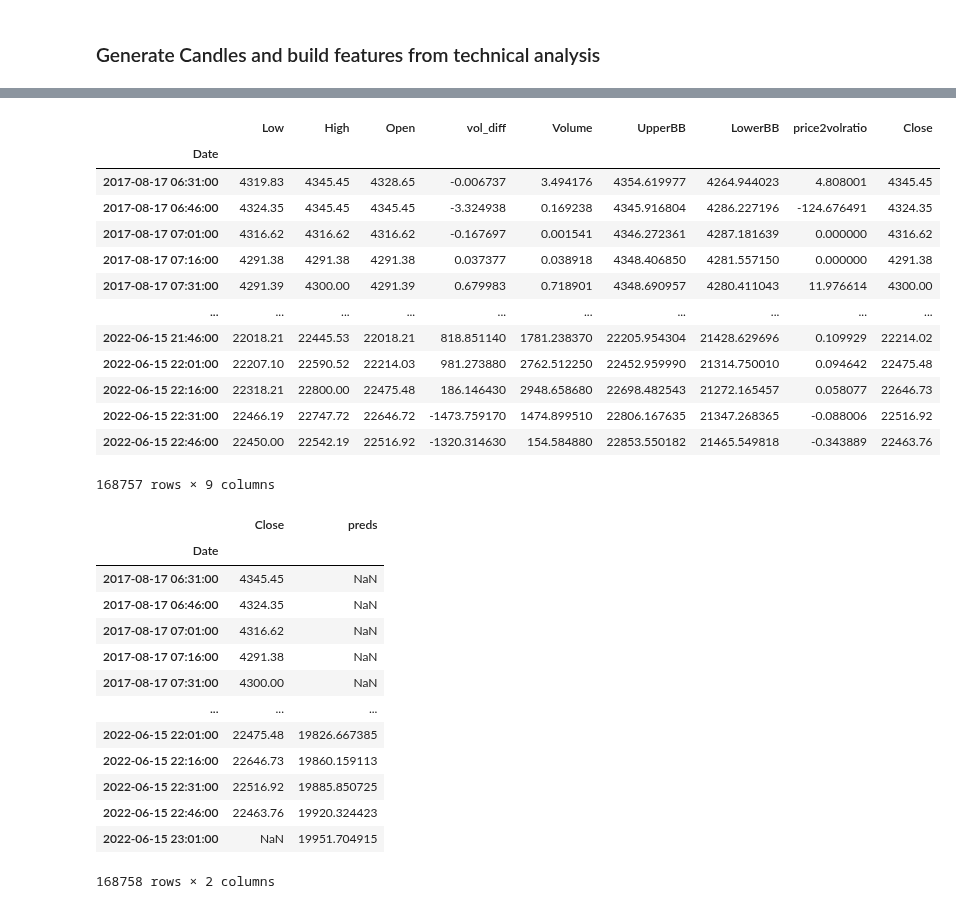
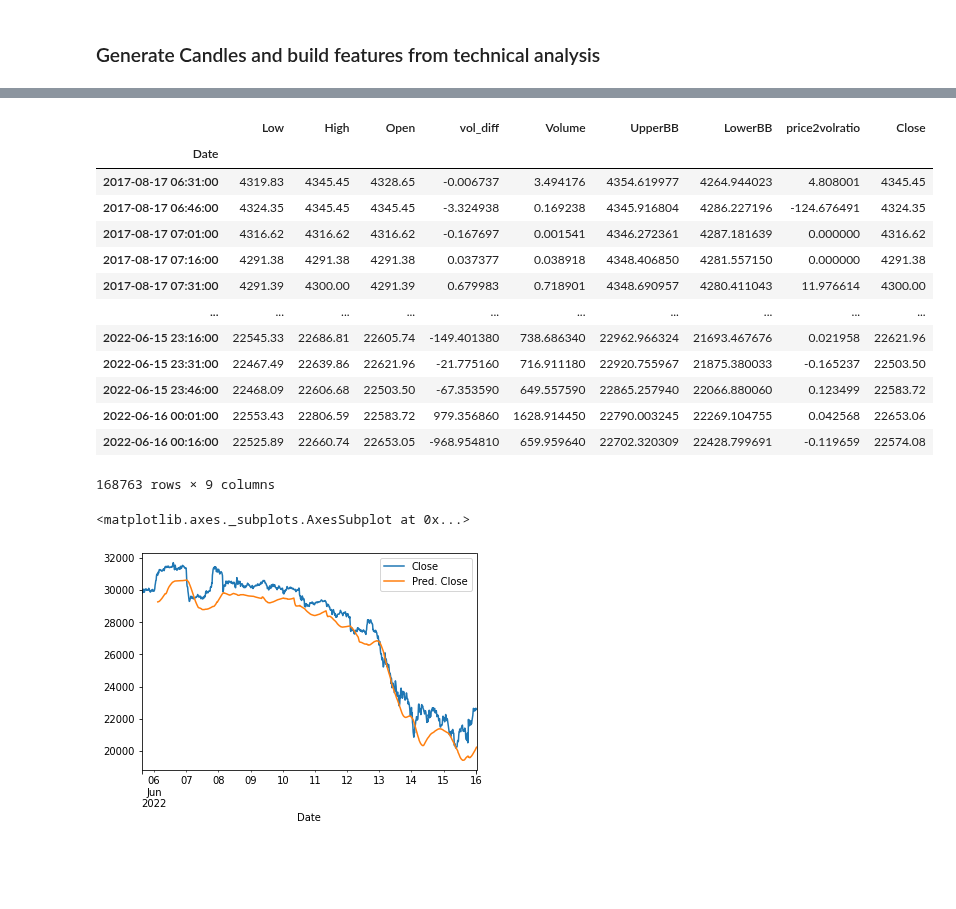
Before and after one commit to gabriele16/sats4u, a Jupyter notebook: colab/LSTM-CNN-BitCoin-Test-Live.ipynb, the cells around one changed output, grey strips where cells are left out. Drawn from its saved outputs; the diff is of its cells as text; code cells hidden in the pictures; blank space fills up the shorter version.

```diff
--- a/colab/LSTM-CNN-BitCoin-Test-Live.ipynb
+++ b/colab/LSTM-CNN-BitCoin-Test-Live.ipynb
@@ -93,19 +102,18 @@ preds = ts_btc.denorm(loaded_model.preds)
 # %%
 delta = can_btc.candles.index[1] - can_btc.candles.index[0]
 series_dates = can_btc.candles.index.shift(1,freq = delta)
-can_btc.candles
 # %% [output]
 |  | Low | High | Open | vol_diff | Volume | UpperBB | LowerBB | price2volratio | Close |
 | Date |  |  |  |  |  |  |  |  |  |
 | 2017-08-17 06:31:00 | 4319.83 | 4345.45 | 4328.65 | -0.006737 | 3.494176 | 4354.619977 | 4264.944023 | 4.808001 | 4345.45 |
 | 2017-08-17 06:46:00 | 4324.35 | 4345.45 | 4345.45 | -3.324938 | 0.169238 | 4345.916804 | 4286.227196 | -124.676491 | 4324.35 |
 | 2017-08-17 07:01:00 | 4316.62 | 4316.62 | 4316.62 | -0.167697 | 0.001541 | 4346.272361 | 4287.181639 | 0.000000 | 4316.62 |
 | 2017-08-17 07:16:00 | 4291.38 | 4291.38 | 4291.38 | 0.037377 | 0.038918 | 4348.406850 | 4281.557150 | 0.000000 | 4291.38 |
 | 2017-08-17 07:31:00 | 4291.39 | 4300.00 | 4291.39 | 0.679983 | 0.718901 | 4348.690957 | 4280.411043 | 11.976614 | 4300.00 |
 | ... | ... | ... | ... | ... | ... | ... | ... | ... | ... |
-| 2022-06-15 21:46:00 | 22018.21 | 22445.53 | 22018.21 | 818.851140 | 1781.238370 | 22205.954304 | 21428.629696 | 0.109929 | 22214.02 |
-| 2022-06-15 22:01:00 | 22207.10 | 22590.52 | 22214.03 | 981.273880 | 2762.512250 | 22452.959990 | 21314.750010 | 0.094642 | 22475.48 |
-| 2022-06-15 22:16:00 | 22318.21 | 22800.00 | 22475.48 | 186.146430 | 2948.658680 | 22698.482543 | 21272.165457 | 0.058077 | 22646.73 |
-| 2022-06-15 22:31:00 | 22466.19 | 22747.72 | 22646.72 | -1473.759170 | 1474.899510 | 22806.167635 | 21347.268365 | -0.088006 | 22516.92 |
-| 2022-06-15 22:46:00 | 22450.00 | 22542.19 | 22516.92 | -1320.314630 | 154.584880 | 22853.550182 | 21465.549818 | -0.343889 | 22463.76 |
+| 2022-06-15 23:16:00 | 22545.33 | 22686.81 | 22605.74 | -149.401380 | 738.686340 | 22962.966324 | 21693.467676 | 0.021958 | 22621.96 |
+| 2022-06-15 23:31:00 | 22467.49 | 22639.86 | 22621.96 | -21.775160 | 716.911180 | 22920.755967 | 21875.380033 | -0.165237 | 22503.50 |
+| 2022-06-15 23:46:00 | 22468.09 | 22606.68 | 22503.50 | -67.353590 | 649.557590 | 22865.257940 | 22066.880060 | 0.123499 | 22583.72 |
+| 2022-06-16 00:01:00 | 22553.43 | 22806.59 | 22583.72 | 979.356860 | 1628.914450 | 22790.003245 | 22269.104755 | 0.042568 | 22653.06 |
+| 2022-06-16 00:16:00 | 22525.89 | 22660.74 | 22653.05 | -968.954810 | 659.959640 | 22702.320309 | 22428.799691 | -0.119659 | 22574.08 |
-168757 rows × 9 columns
+168763 rows × 9 columns
@@ -120,19 +120,8 @@ can_btc.candles
 # %%
-shifted_time_indexes = can_btc.shift_time_index(can_btc.candles.index,1,can_btc.dtime_index)
-series_predicted = pd.Series(preds,index = shifted_time_indexes[-len(preds):],name="preds")
-pd.concat([can_btc.candles["Close"],series_predicted], axis=1)
+shifted_time_indexes = tu.shift_time_index(can_btc.candles.index,1,can_btc.dtime_index)
+series_predicted = tu.arr2series(preds,"Pred. Close",shifted_time_indexes,top_or_bottom="bottom")
+df_compare = tu.mergetimeseries(can_btc.candles["Close"], series_predicted)
+df_compare.iloc[-1000:].plot()
 # %% [output]
-|  | Close | preds |
-| Date |  |  |
-| 2017-08-17 06:31:00 | 4345.45 | NaN |
-| 2017-08-17 06:46:00 | 4324.35 | NaN |
-| 2017-08-17 07:01:00 | 4316.62 | NaN |
-| 2017-08-17 07:16:00 | 4291.38 | NaN |
-| 2017-08-17 07:31:00 | 4300.00 | NaN |
-| ... | ... | ... |
-| 2022-06-15 22:01:00 | 22475.48 | 19826.667385 |
-| 2022-06-15 22:16:00 | 22646.73 | 19860.159113 |
-| 2022-06-15 22:31:00 | 22516.92 | 19885.850725 |
-| 2022-06-15 22:46:00 | 22463.76 | 19920.324423 |
-| 2022-06-15 23:01:00 | NaN | 19951.704915 |
-168758 rows × 2 columns
+<matplotlib.axes._subplots.AxesSubplot at 0x...>
+[figure, added]
```
Also changed, not shown: parts of 6 cells of this notebook, 1 other file.
